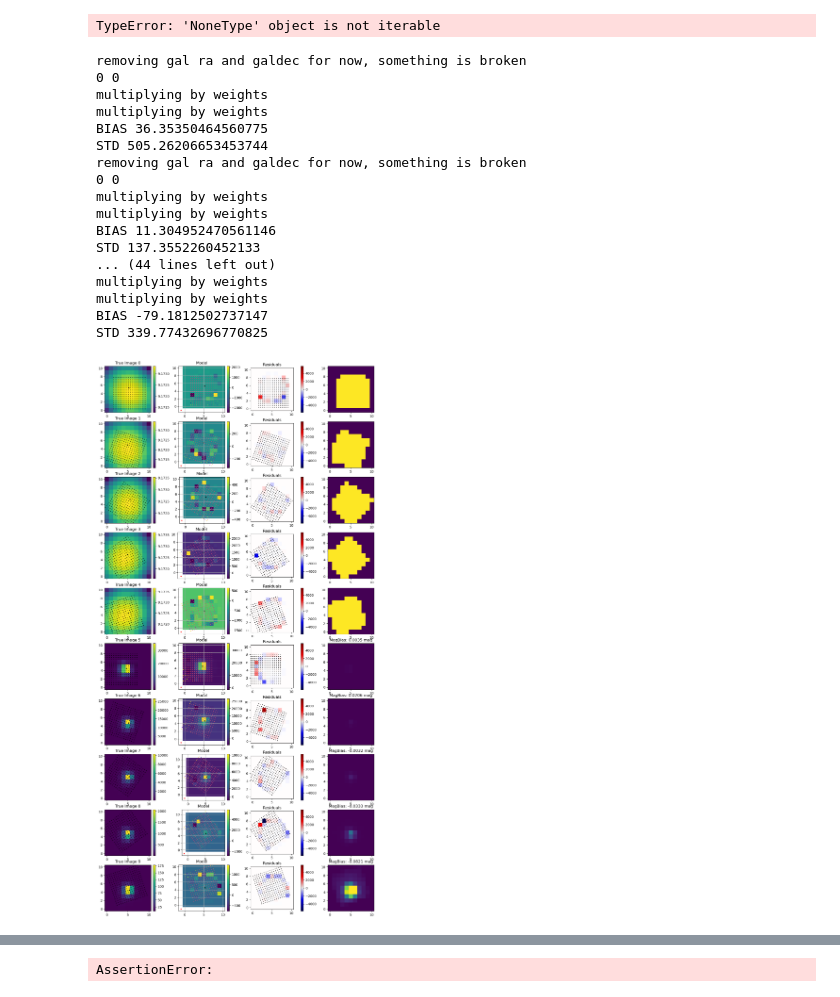
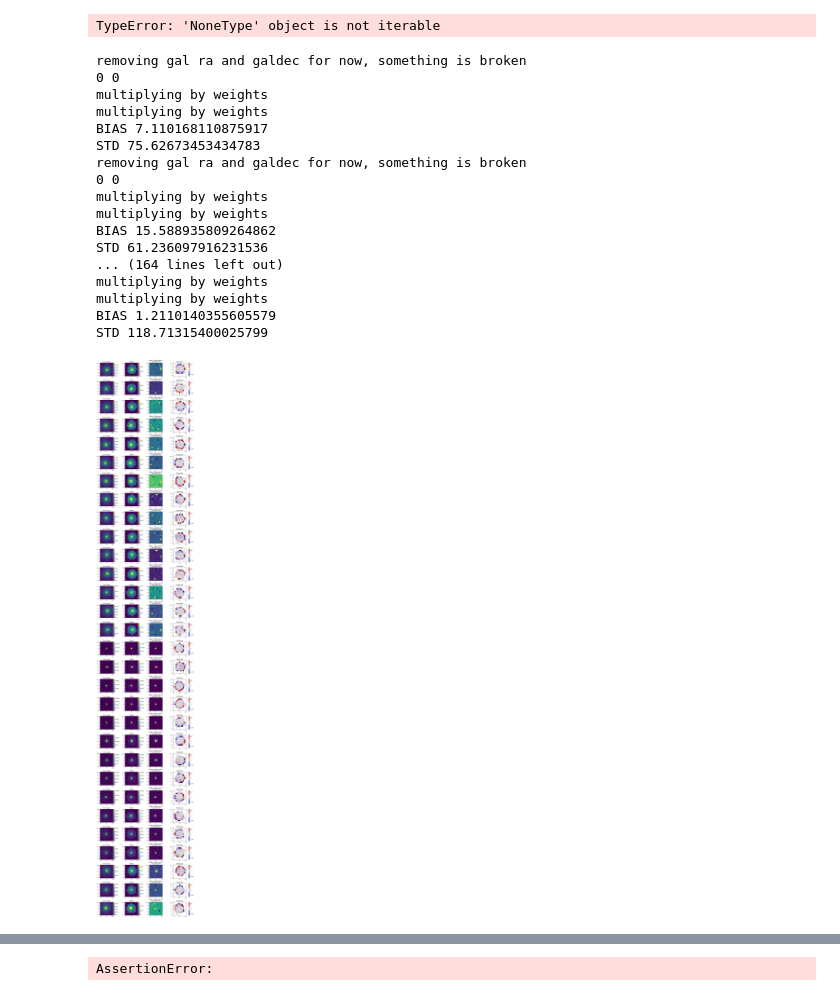
Before and after one commit to Roman-Supernova-PIT/campari, a Jupyter notebook: multiSMP_cleanslate.ipynb, the cells around one changed output, grey strips where cells are left out. Cells and saved outputs as stored; diff of their text form; code cells hidden in the pictures.

Commit message:
Updated Grid Ver

```diff
--- a/multiSMP_cleanslate.ipynb
+++ b/multiSMP_cleanslate.ipynb
@@ -73,8 +73,8 @@ roman_bandpasses = galsim.roman.getBandpasses()
 band = 'Y106'
 npoints = 7
 size = 11     #Stampsize of the image used
-testnum = 10 #Total number of images
-detim = 5 #Number of images with a supernova
+testnum = 30 #Total number of images
+detim = 15 #Number of images with a supernova
 
 use_real_images = False
 use_roman = False  #Use a Roman PSF
@@ -102,6 +102,7 @@ do_xshift = True    #whether to shift the images in the x direction (they will s
 do_rotation = True #whether to rotate the images
 noise = 0 #Standard Deviation of noise to add to a simulated image.
 background_level = 0  #mean of the noise to add to the image
+bg_gal_flux = 1500000.0
 if detim == 0:
     supernova = 0
 else:
@@ -206,13 +207,14 @@ for ID in [30666595]:
 
 
         images, im_wcs_list, cutout_wcs_list,psf_storage, sn_storage = simulateImages(testnum,detim,ra,dec,do_xshift,\
-            do_rotation,supernova,noise = noise,use_roman=use_roman, size = size, band = band, input_psf = airy, deltafcn_profile = deltafcn_profile)
+            do_rotation,supernova,noise = noise,use_roman=use_roman, size = size, band = band, input_psf = airy, \
+                deltafcn_profile = deltafcn_profile, bg_gal_flux = bg_gal_flux)
         imlist = [images[i*size**2:(i+1)*size**2].reshape(size,size) for i in range(testnum)]
 
 
     #If not using the adaptive grid, make a grid of points to fit over.
-    print('SWITCHING TO GALRA AND GALDEC IN MAKE GRID')
-    ra_grid, dec_grid = makeGrid(adaptive_grid, images,size,galra,galdec,cutout_wcs_list, single_grid_point=single_grid_point, percentiles=percentiles, npoints = npoints)
+    #print('SWITCHING TO GALRA AND GALDEC IN MAKE GRID')
+    ra_grid, dec_grid = makeGrid(adaptive_grid, images,size,ra,dec,cutout_wcs_list, single_grid_point=single_grid_point, percentiles=percentiles, npoints = npoints)
 
     if weighting:
         wgt_matrix = getWeights(cutout_wcs_list,size,snra,sndec, error = None)
@@ -530,7 +532,7 @@ for i, wcs in enumerate(cutout_wcs_list):
 
     plt.subplot(len(cutout_wcs_list), 4, 4*i+1)
     plt.scatter(xx, yy, color = 'k', s = 1)
-    plt.title('True Image ' + str(i))
+    plt.title('True Image ')
     plt.scatter(snx-1, sny-1, c = 'k', s = 8, marker = '*')
     print(galx,galy)
     plt.scatter(galx-1,galy-1, c = 'r', s = 8, marker = '*')
@@ -582,7 +584,7 @@ for i, wcs in enumerate(cutout_wcs_list):
     plt.imshow(im1, extent = extent, origin = 'lower')
     plt.colorbar(fraction=0.046, pad=0.04)
 
-
+    '''
     if fit_background:
         plt.scatter(xx,yy, c = X[:np.size(ra_grid)], cmap = 'plasma', s = 1)
     elif not single_grid_point:
@@ -590,18 +592,18 @@ for i, wcs in enumerate(cutout_wcs_list):
             plt.scatter(xx,yy, c = X[:-testnum], cmap = 'plasma', s = 1)
         else:
             plt.scatter(xx,yy, c = X, cmap = 'plasma', s = 1)
+    '''
 
 
-
-    plt.scatter(galx-1,galy-1, c = 'r', s = 8, marker = '*')
-    plt.scatter(snx-1, sny-1, c = 'k', s = 8, marker = '*')
+    #plt.scatter(galx-1,galy-1, c = 'r', s = 8, marker = '*')
+    #plt.scatter(snx-1, sny-1, c = 'k', s = 8, marker = '*')
 
     #plt.xlim(-1,size)
     #plt.ylim(-1,size)
-    plt.grid(True, which = 'both')
+    #plt.grid(True, which = 'both')
 
     ############################################
-    plt.subplot(len(cutout_wcs_list),4,4*i+3)
+    plt.subplot(len(cutout_wcs_list),4,4*i+4)
     plt.title('Residuals')
     plt.scatter(xx,yy,color = 'k', s = 1)
     res = images - sumimages
@@ -621,7 +623,7 @@ for i, wcs in enumerate(cutout_wcs_list):
     biases.append(np.mean(current_res))
     stds.append(np.std(current_res))
     if i == 0:
-        norm = np.max(np.abs(res[np.where(wgt_matrix != 0)]))
+        norm = 2*np.std(np.abs(res[np.where(wgt_matrix != 0)]))
     #norm = 1
 
     plt.imshow(current_res, extent = extent, origin = 'lower', cmap = 'seismic', vmin = -norm, vmax = norm)
@@ -631,6 +633,20 @@ for i, wcs in enumerate(cutout_wcs_list):
 
 
     ############################################
+    bgX = np.copy(X)
+    bgX[-detim:] = np.zeros_like(X[-detim:])
+    bgpred = bgX * psf_matrix
+    bgsumimages = np.sum(bgpred, axis = 1)
+    bgim = bgsumimages[i*size**2:(i+1)*size**2].reshape(size,size)
+    plt.subplot(len(cutout_wcs_list),4,4*i+3)
+    plt.title('Image - Background: \n Extracted SN')
+    justsn = trueimage - bgim
+    justsn[np.where(wgt_matrix[i*size**2:(i+1)*size**2].reshape(size,size) == 0)] = 0
+    plt.imshow(justsn, extent = extent, origin = 'lower')
+
+
+    ############################################
+    '''
     plt.subplot(len(cutout_wcs_list),4,4*i+4)
     #plt.hist(trueimage.flatten(), bins = np.linspace(-50,50,20), histtype = 'step', color = 'k', density = True)
 
@@ -642,7 +658,7 @@ for i, wcs in enumerate(cutout_wcs_list):
 
     #plt.hist(current_res[np.where(wgt_matrix[i*size**2:(i+1)*size**2].reshape(size,size) != 0)], bins = np.linspace(-norm/2,norm/2,30), histtype = 'step', color = 'k', density = True)
     #plt.axvline(np.mean(trueimage.flatten()[np.where(trueimage.flatten()< 50)]), color = 'r')
-    '''
+
     justbgX = np.copy(X)
     justbgX[-testnum:] = 0
 
@@ -671,42 +687,42 @@ for i, wcs in enumerate(cutout_wcs_list):
 
     if i >= testnum - detim:
         snim = sn_matrix[i*size**2:(i+1)*size**2, i].reshape(size,size)*supernova[i - testnum + detim]
         print('multiplying by ', supernova[i - testnum + detim])
     else:
         snim = np.zeros_like(justbgres)
 
 
     plt.plot(snim[5], label = 'Perfect Supernova')
     plt.axvline(snx-1+1, ls = '--', color = 'k')
     plt.axvline(snx-1-1, ls = '--', color = 'k')
     if i >= testnum - 1 or i == 0:
         plt.legend()
 
     #plt.imshow(justbgres, extent = extent, origin = 'lower', vmin = -200, vmax = 200)
     #plt.colorbar(fraction=0.046, pad=0.04)
     '''
 
 
-plt.subplots_adjust(wspace = 0.4)
+plt.subplots_adjust(wspace = 0.4, hspace = 0.4)
 # %% [output]
 removing gal ra and galdec for now, something is broken
 0 0
 multiplying by weights
 multiplying by weights
-BIAS 36.35350464560775
-STD 505.26206653453744
+BIAS 7.110168110875917
+STD 75.62673453434783
 removing gal ra and galdec for now, something is broken
 0 0
 multiplying by weights
 multiplying by weights
-BIAS 11.304952470561146
-STD 137.3552260452133
-... (44 lines left out)
+BIAS 15.588935809264862
+STD 61.236097916231536
+... (164 lines left out)
 multiplying by weights
 multiplying by weights
-BIAS -79.1812502737147
-STD 339.77432696770825
+BIAS 1.2110140355605579
+STD 118.71315400025799
-[figure, old version]
+[figure, new version]
 # %%
 plt.plot(X[:-detim])
 # %% [output]
```
Also changed, not shown: parts of 3 cells of this notebook, 8 other files.
